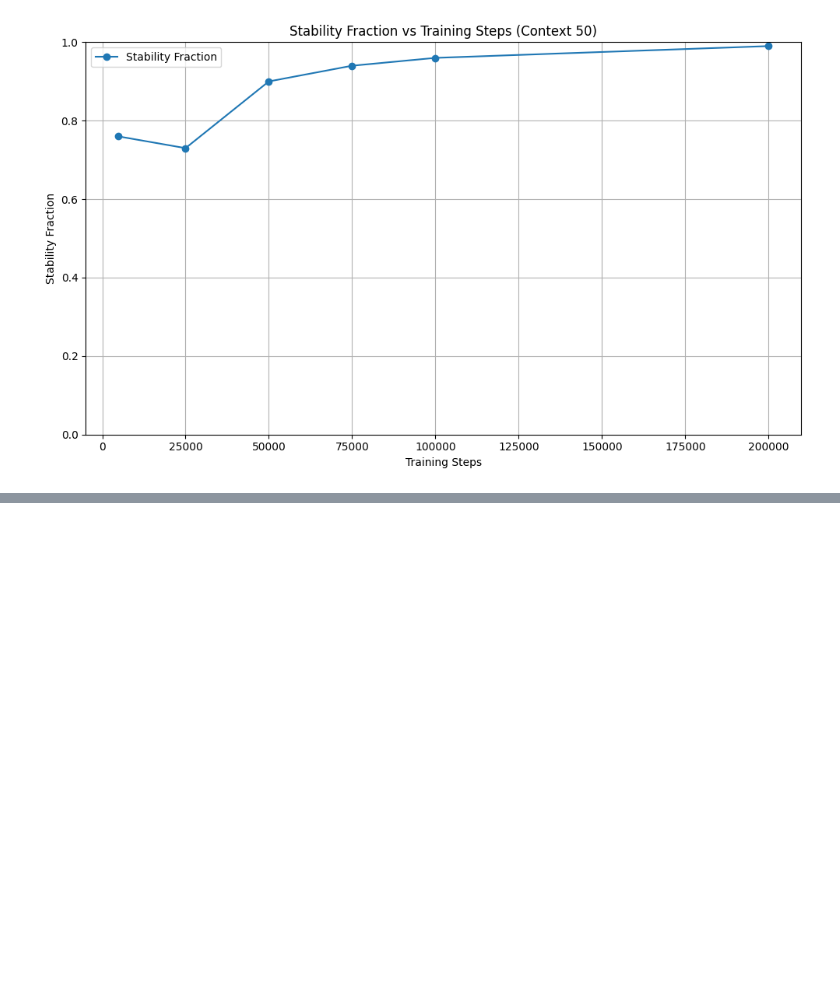
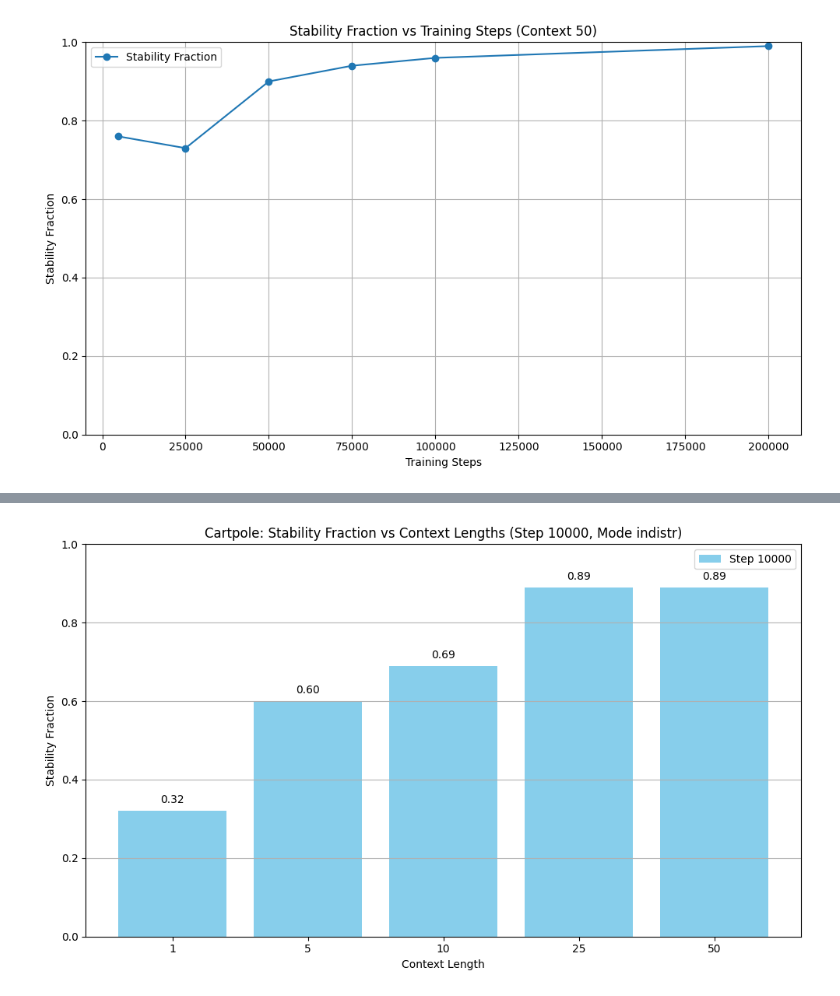
Before and after one commit to ebonyelsmith/transformer_control, a Jupyter notebook: eval_rnn_baseline.ipynb, the cells around one changed output, grey strips where cells are left out. Saved outputs shown, nothing was run; the diff lists cells and outputs as text; code cells hidden in the pictures; blank space fills up the shorter version.

```diff
--- a/eval_rnn_baseline.ipynb
+++ b/eval_rnn_baseline.ipynb
@@ -595,7 +571,9 @@ Loaded data from inference_run/mse_control_200000_three_layer_lstm_v3_h1024_e256
 [figure]
 [figure]
 # %%
-steps_list2 = [4800, 25000, 50000, 75000, 100000, 200000]
+steps_list2 = [10000, 17000]
+model_run_id = "three_layer_lstm_v3_h1024_e256_dropout_retrain"
+numberpend = 100 #200 #5
 contexts = [1, 5, 10, 25, 50]
 modes = ["indistr", "ood"]
 
@@ -630,0 +630,96 @@ for step in tqdm(steps_list2, desc="Steps2"):
+# %%
+data2 = []
+import matplotlib.pyplot as plt
+import pandas as pd
+
+for stp in steps_list2:
+    for metric in metrics2:
+        for ctx in contexts:
+            for mode in modes:
+                if metric == 'stability_fraction':
+                    data2.append({
+                        'metric': metric,
+                        'step': stp,
+                        'context': ctx,
+                        'mode': mode,
+                        'value': results2[metric][(stp, ctx, mode)]
+                    })
+                else:
+                    pass
+
+
+df2 = pd.DataFrame(data2)
+df2 = df2.sort_values(by='context')
+
+metric = 'stability_fraction'
+metric_data = df2[df2['metric'] == metric]
+for stp in steps_list2:
+    for mode in modes:
+        step_metric_data = metric_data[(metric_data['step'] == stp) & (metric_data['mode'] == mode)]
+
+        # ax_ctx.plot(step_metric_data['context'], step_metric_data['value'], label=f'Step {stp}', marker='o')
+        # ax_ctx.set_title(f'Cartpole: Stability Fraction vs Context Lengths (Step {stp})')
+        # ax_ctx.set_xlabel('Context Length')
+        # ax_ctx.set_ylabel('Stability Fraction')
+        # ax_ctx.set_ylim(0, 1)
+        # ax_ctx.set_xticks(contexts)
+        # ax_ctx.set_xlim(1, max(contexts)+1)
+        # ax_ctx.legend()
+        # ax_ctx.grid(True)
+
+
+        fig_ctx2, ax_ctx2 = plt.subplots(figsize=(10, 6))  # bar graph
+        x_label_list = step_metric_data['context'].astype(str).tolist()  # Convert context values to strings for x-axis labels
+        ax_ctx2.bar(x_label_list, step_metric_data['value'], label=f'Step {stp}', color='skyblue')
+        ax_ctx2.set_title(f'Cartpole: Stability Fraction vs Context Lengths (Step {stp}, Mode {mode})')
+        ax_ctx2.set_xlabel('Context Length')
+        ax_ctx2.set_ylabel('Stability Fraction')
+        ax_ctx2.set_ylim(0, 1)
+        # ax_ctx2.set_xticks(contexts)
+        # ax_ctx2.set_xlim(1, max(contexts)+1)
+        ax_ctx2.legend()
+        ax_ctx2.grid(True, axis='y')
+        # add value labels on top of bars
+        for i, v in enumerate(step_metric_data['value']):
+            ax_ctx2.text(i, v + 0.02, f"{v:.2f}", ha='center', fontsize=10)
+
+
+
+        plt.tight_layout()
+        plt.show()
+
+        # create subfolder and save plot
+        # output_dir = "test_plots_cartpole_temp"
+        # os.makedirs(output_dir, exist_ok=True)
+        # file_path_line_plot = os.path.join(output_dir, f'stability_fraction_vs_context_length_line_step{stp}_100systems_mode{mode}.png')
+        # file_path_bar_plot = os.path.join(output_dir, f'stability_fraction_vs_context_length_bar_step{stp}_100systems_mode{mode}.png')
+        # # fig_ctx.savefig(file_path_line_plot)
+        # fig_ctx2.savefig(file_path_bar_plot)
+        # print(f"Saved line plot to {file_path_line_plot}")
+        # print(f"Saved bar plot to {file_path_bar_plot}")
+
+
+
+
+# print(f"Data for metric '{metric}': {metric_data.head()}")
+# ax_ctx.plot(metric_data['context'], metric_data['value'], label='Stability Fraction', marker='o')
+# ax_ctx.set_title(f'Cartpole: Stability Fraction vs Context Lengths (Step {step})')
+# ax_ctx.set_xlabel('Context Length')
+# ax_ctx.set_ylabel('Stability Fraction')
+# ax_ctx.set_ylim(0, 1)
+# ax_ctx.set_xticks(contexts)
+# ax_ctx.set_xlim(1, max(contexts)+1)
+# ax_ctx.legend()
+# ax_ctx.grid(True)
+# plt.tight_layout()
+# plt.show()
+
+# # create subfolder and save plot
+# output_dir = f'evaluate_inference_checkpoint_{model_run_id}_100systems_mode{mode}'
+# os.makedirs(output_dir, exist_ok=True)
+# subfolder = f"contexts_vs_stability_fraction_100systems_mode{mode}"
+# os.makedirs(os.path.join(output_dir, subfolder), exist_ok=True)
+# # fig_ctx.savefig(os.path.join(output_dir, subfolder, f'stability_fraction_vs_context_length_step{step}_100systems_mode{mode}.png'))
+# # fig_ctx.savefig(os.path.join(output_dir, subfolder, f'stability_fraction_vs_context_length_step{step}_100systems_mode{mode}.pdf'), format='pdf', bbox_inches='tight')
+# %% [output]
+[figure, added]
```
Also changed, not shown: parts of 4 cells of this notebook, 5 other files.
